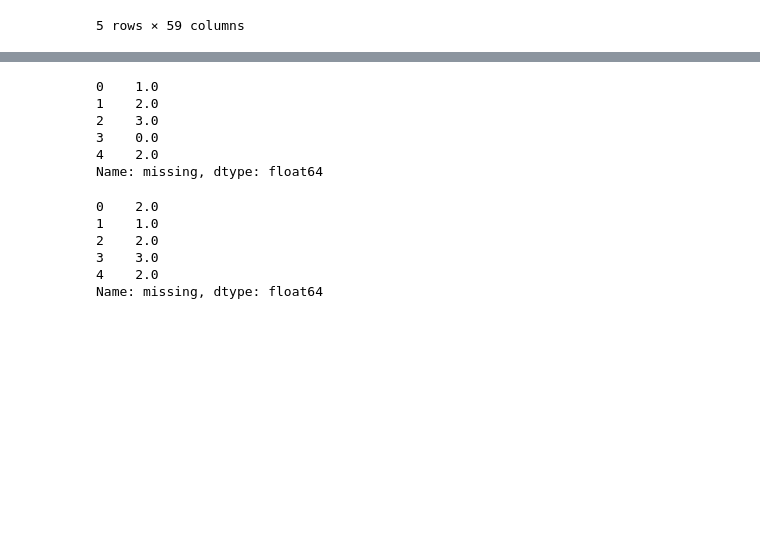
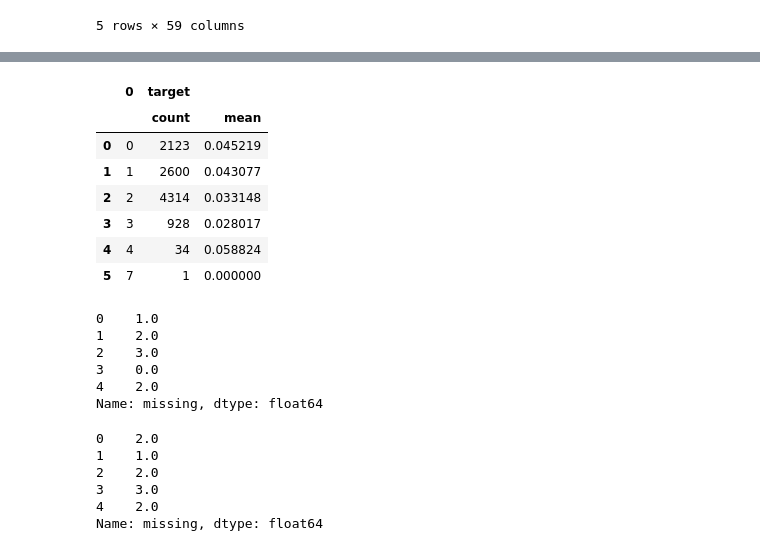
Before and after one commit to ecjang/pages, a Jupyter notebook: Kaggle/002_Binary_Prediction_Porto_2ndPlaceLightgbmSolution.ipynb, the cells around one changed output, grey strips where cells are left out. Saved outputs shown, nothing was run; the diff lists cells and outputs as text; code cells hidden in the pictures; blank space fills up the shorter version.

```diff
--- a/Kaggle/002_Binary_Prediction_Porto_2ndPlaceLightgbmSolution.ipynb
+++ b/Kaggle/002_Binary_Prediction_Porto_2ndPlaceLightgbmSolution.ipynb
@@ -138,3 +174,16 @@ print(cat_feature[:5])
+# %%
+# 위 과정을 표로 볼 수 있다.
+# -1값을 2개 가진 행은 4314개이며 평균은 0.03이다.
+pd.concat( [(train==-1).sum(axis=1), train['target']], axis=1).groupby(0).agg(['count', 'mean']).reset_index()
+# %% [output]
+|  | 0 | target |  |
+|  |  | count | mean |
+| 0 | 0 | 2123 | 0.045219 |
+| 1 | 1 | 2600 | 0.043077 |
+| 2 | 2 | 4314 | 0.033148 |
+| 3 | 3 | 928 | 0.028017 |
+| 4 | 4 | 34 | 0.058824 |
+| 5 | 7 | 1 | 0.000000 |
 # %%
 train['missing'] = (train==-1).sum(axis=1).astype(float)
 train['missing'].head()
```
Also changed, not shown: parts of 12 cells of this notebook.
